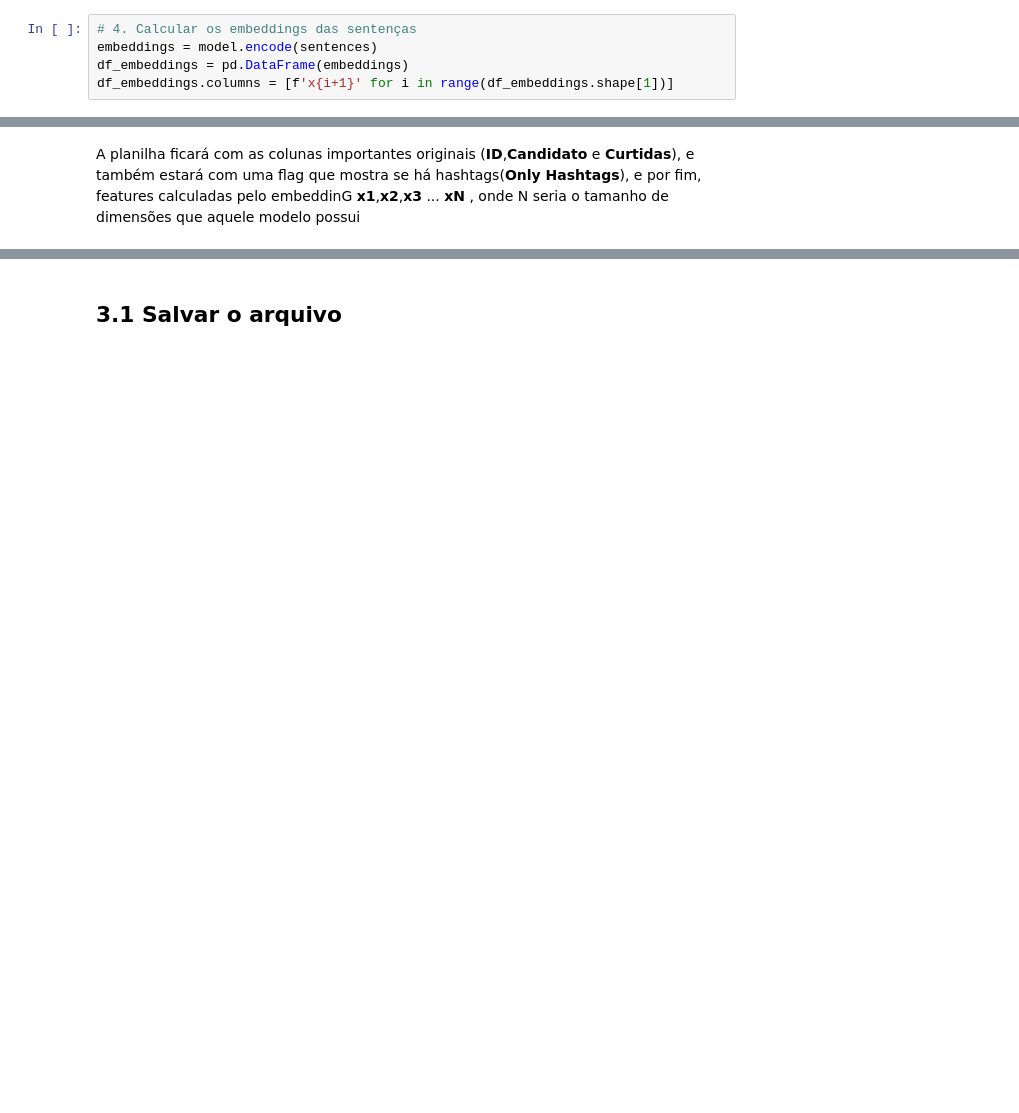
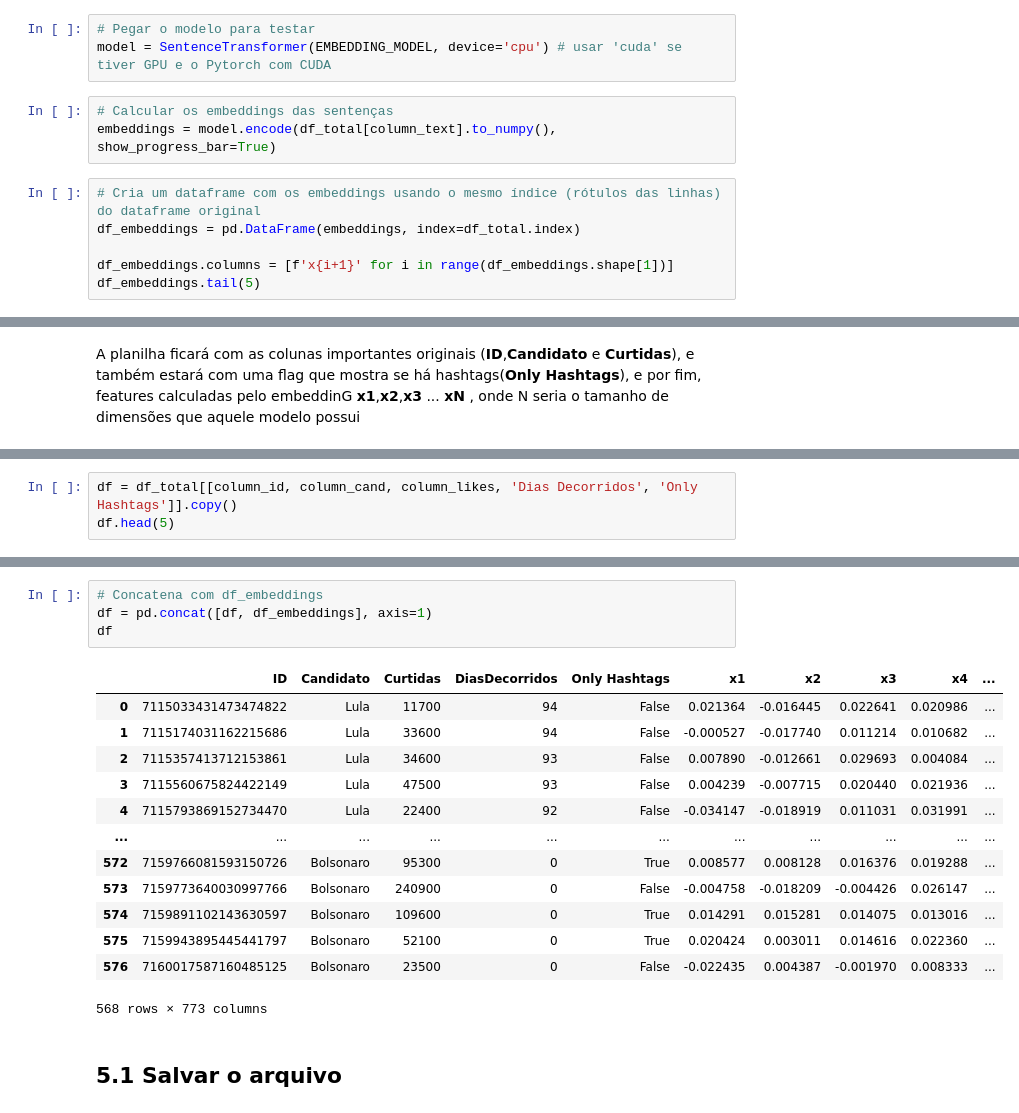
Before and after one commit to pablo-sampaio/embedding-to-likes, a Jupyter notebook: 1.1-Preprocessamento_A(Somente tiktok).ipynb, the cells around one changed output, grey strips where cells are left out. Cells and saved outputs as stored; diff of their text form; blank space fills up the shorter version.

```diff
--- a/1.1-Preprocessamento_A(Somente tiktok).ipynb
+++ b/1.1-Preprocessamento_A(Somente tiktok).ipynb
@@ -168,7 +171,14 @@ candidatos = df_total['Candidato'].tolist()
 # %% [markdown]
 Encode dos embeddings utilizando a library do "sentence-transformers" e também a concatenação de dados previamente informados da planilha passada como `ID`,`Candidato` e `Curtidas`
+# %%
+# Pegar o modelo para testar
+model = SentenceTransformer(EMBEDDING_MODEL, device='cpu') # usar 'cuda' se tiver GPU e o Pytorch com CUDA
+# %%
+# Calcular os embeddings das sentenças
+embeddings = model.encode(df_total[column_text].to_numpy(), show_progress_bar=True)
 # %%
-# 4. Calcular os embeddings das sentenças
-embeddings = model.encode(sentences)
-df_embeddings = pd.DataFrame(embeddings)
+# Cria um dataframe com os embeddings usando o mesmo índice (rótulos das linhas) do dataframe original
+df_embeddings = pd.DataFrame(embeddings, index=df_total.index)
+
 df_embeddings.columns = [f'x{i+1}' for i in range(df_embeddings.shape[1])]
+df_embeddings.tail(5)
@@ -212,0 +197,3 @@ df_final.tail(5)
+# %%
+df = df_total[[column_id, column_cand, column_likes, 'Dias Decorridos', 'Only Hashtags']].copy()
+df.head(5)
@@ -213,3 +207,21 @@ df_final.tail(5)
+# %%
+# Concatena com df_embeddings
+df = pd.concat([df, df_embeddings], axis=1)
+df
+# %% [output]
+|  | ID | Candidato | Curtidas | DiasDecorridos | Only Hashtags | x1 | x2 | x3 | x4 | ... |
+| 0 | 7115033431473474822 | Lula | 11700 | 94 | False | 0.021364 | -0.016445 | 0.022641 | 0.020986 | ... |
+| 1 | 7115174031162215686 | Lula | 33600 | 94 | False | -0.000527 | -0.017740 | 0.011214 | 0.010682 | ... |
+| 2 | 7115357413712153861 | Lula | 34600 | 93 | False | 0.007890 | -0.012661 | 0.029693 | 0.004084 | ... |
+| 3 | 7115560675824422149 | Lula | 47500 | 93 | False | 0.004239 | -0.007715 | 0.020440 | 0.021936 | ... |
+| 4 | 7115793869152734470 | Lula | 22400 | 92 | False | -0.034147 | -0.018919 | 0.011031 | 0.031991 | ... |
+| ... | ... | ... | ... | ... | ... | ... | ... | ... | ... | ... |
+| 572 | 7159766081593150726 | Bolsonaro | 95300 | 0 | True | 0.008577 | 0.008128 | 0.016376 | 0.019288 | ... |
+| 573 | 7159773640030997766 | Bolsonaro | 240900 | 0 | False | -0.004758 | -0.018209 | -0.004426 | 0.026147 | ... |
+| 574 | 7159891102143630597 | Bolsonaro | 109600 | 0 | True | 0.014291 | 0.015281 | 0.014075 | 0.013016 | ... |
+| 575 | 7159943895445441797 | Bolsonaro | 52100 | 0 | True | 0.020424 | 0.003011 | 0.014616 | 0.022360 | ... |
+| 576 | 7160017587160485125 | Bolsonaro | 23500 | 0 | False | -0.022435 | 0.004387 | -0.001970 | 0.008333 | ... |
+568 rows × 773 columns
 # %% [markdown]
-## 3.1 Salvar o arquivo
+## 5.1 Salvar o arquivo
 # %%
```
Also changed, not shown: parts of 21 cells of this notebook, 1 other file.
